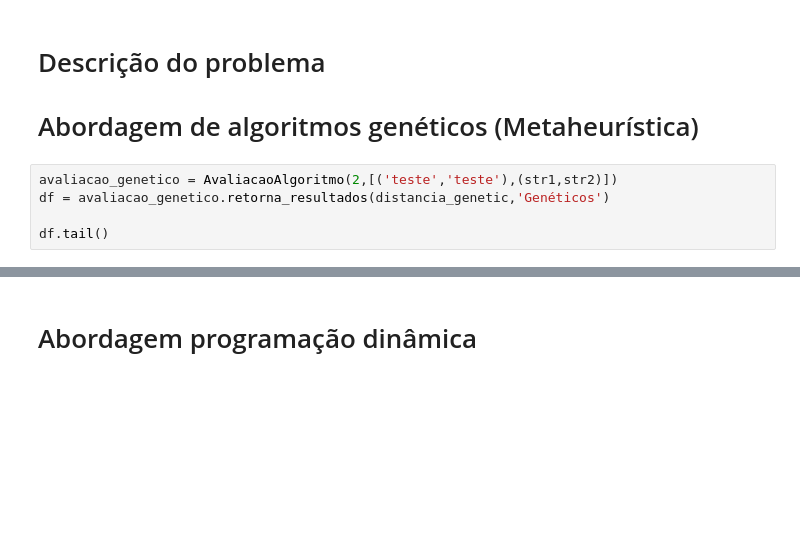
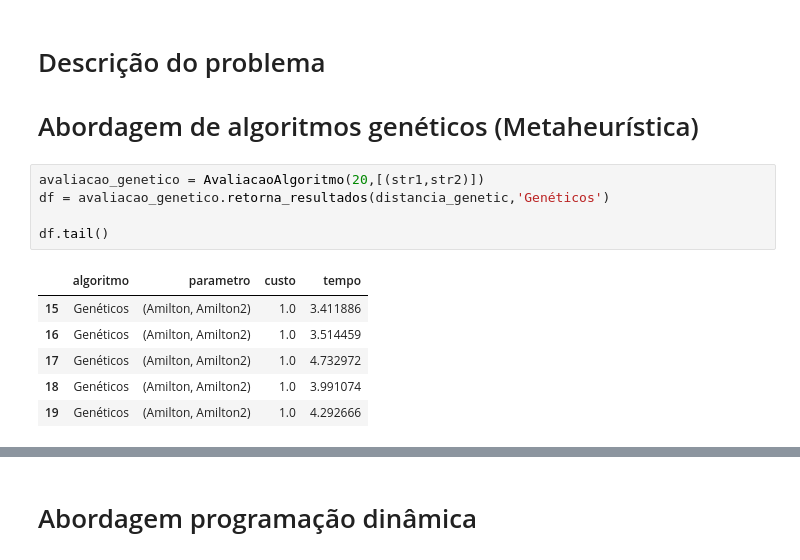
Before and after one commit to amiltonmendes/aed, a Jupyter notebook: Trabalho AED - string-to-string correction.ipynb, the cells around one changed output, grey strips where cells are left out. Drawn from its saved outputs; the diff is of its cells as text; blank space fills up the shorter version.

```diff
--- a/Trabalho AED - string-to-string correction.ipynb
+++ b/Trabalho AED - string-to-string correction.ipynb
@@ -223,7 +230,14 @@ str2 = 'affqr12341fwqef134123r2affqr12341fwqef134123r2affqr12341fwqef134123r2aff
 
 # Abordagem de algoritmos genéticos (Metaheurística)
 # %%
-avaliacao_genetico = AvaliacaoAlgoritmo(2,[('teste','teste'),(str1,str2)])
+avaliacao_genetico = AvaliacaoAlgoritmo(20,[(str1,str2)])
 df = avaliacao_genetico.retorna_resultados(distancia_genetic,'Genéticos')
 
 df.tail()
+# %% [output]
+|  | algoritmo | parametro | custo | tempo |
+| 15 | Genéticos | (Amilton, Amilton2) | 1.0 | 3.411886 |
+| 16 | Genéticos | (Amilton, Amilton2) | 1.0 | 3.514459 |
+| 17 | Genéticos | (Amilton, Amilton2) | 1.0 | 4.732972 |
+| 18 | Genéticos | (Amilton, Amilton2) | 1.0 | 3.991074 |
+| 19 | Genéticos | (Amilton, Amilton2) | 1.0 | 4.292666 |
```
Also changed, not shown: parts of 9 cells of this notebook, 1 other file.
